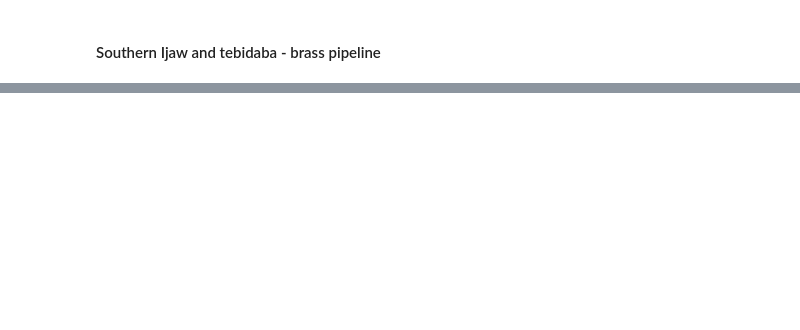
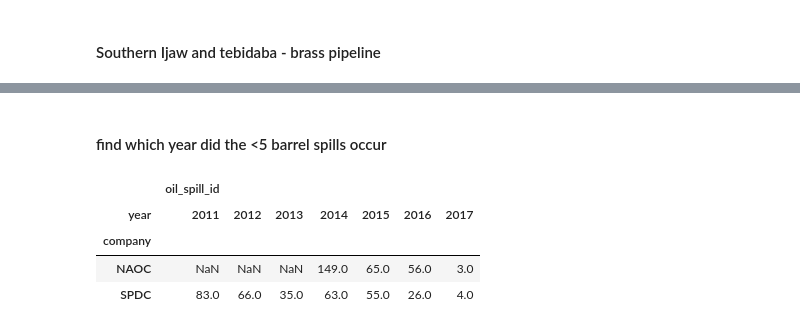
Before and after one commit to estambolieva/oil-spills, a Jupyter notebook: 2. Data Analysis.ipynb, the cells around one changed output, grey strips where cells are left out. Cells and saved outputs as stored; diff of their text form; code cells hidden in the pictures; blank space fills up the shorter version.

```diff
--- a/2. Data Analysis.ipynb
+++ b/2. Data Analysis.ipynb
@@ -846,0 +945,10 @@ plt.ylabel("number of days between oil spills")
+# %% [markdown]
+#### find which year did the <5 barrel spills occur
+# %%
+five_barrels[["oil_spill_id", "company", "year"]].groupby(["company", "year"]).count().unstack("year")
+# %% [output]
+|  | oil_spill_id |  |  |  |  |  |  |
+| year | 2011 | 2012 | 2013 | 2014 | 2015 | 2016 | 2017 |
+| company |  |  |  |  |  |  |  |
+| NAOC | NaN | NaN | NaN | 149.0 | 65.0 | 56.0 | 3.0 |
+| SPDC | 83.0 | 66.0 | 35.0 | 63.0 | 55.0 | 26.0 | 4.0 |
```
Also changed, not shown: parts of 57 cells of this notebook.
